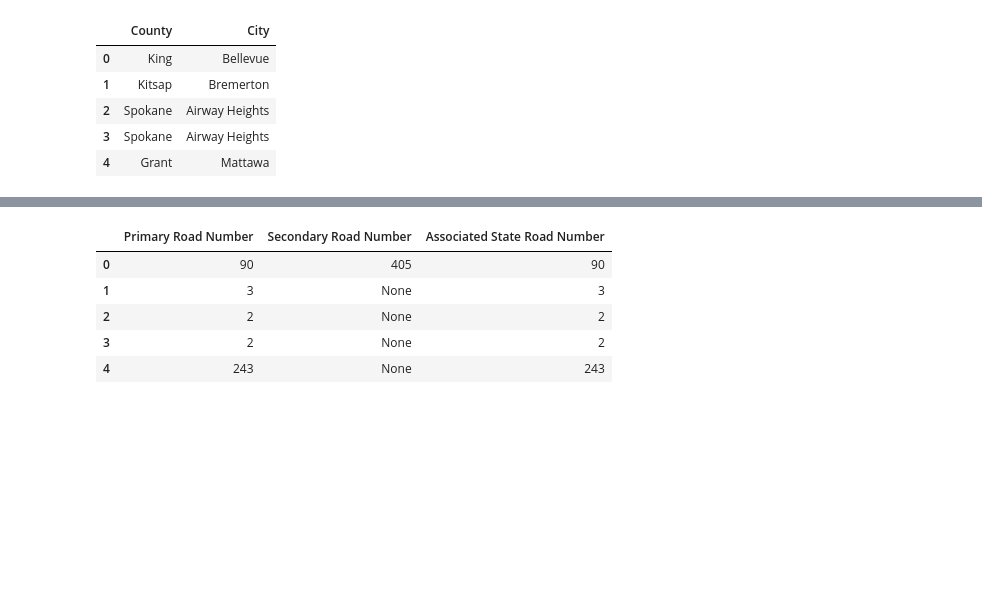
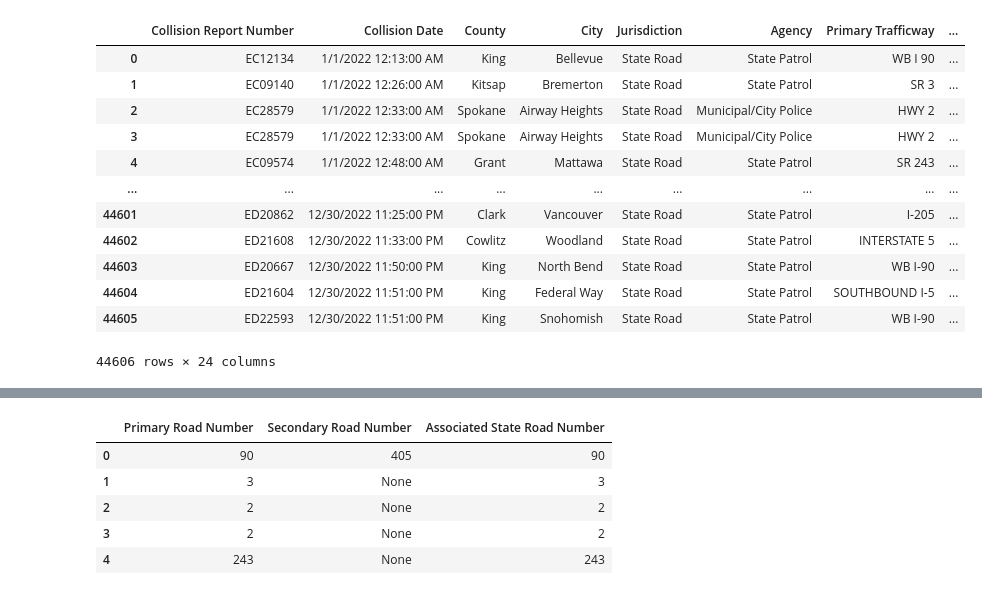
Before and after one commit to anasfathul/ECON481_FinalProject, a Jupyter notebook: CarCrash.ipynb, the cells around one changed output, grey strips where cells are left out. Drawn from its saved outputs; the diff is of its cells as text; code cells hidden in the pictures; blank space fills up the shorter version.

Commit message:
Added in the code to clean the data and to append the AADT to the clean data

```diff
--- a/CarCrash.ipynb
+++ b/CarCrash.ipynb
@@ -9,9 +7,44 @@ Car_Crash = pd.read_csv("https://docs.google.com/spreadsheets/d/e/2PACX-1vRJhryM
-# %%
-Car_Crash.head()[["County","City"]]
-# %% [output]
-|  | County | City |
-| 0 | King | Bellevue |
-| 1 | Kitsap | Bremerton |
-| 2 | Spokane | Airway Heights |
-| 3 | Spokane | Airway Heights |
-| 4 | Grant | Mattawa |
+# %%
+def clean_crash_summary(file_path):
+    # Read the CSV file
+    crash_summary = pd.read_csv(file_path)
+
+    # Filter and select relevant columns
+    crash_summary_clean = crash_summary[(crash_summary['Jurisdiction'] == 'State Road') &
+                                        (~crash_summary['Weather Condition'].isna())].drop(columns=['Collision Type'])
+
+    # Create binary columns and convert categorical columns to category type
+    crash_summary_clean = crash_summary_clean.assign(
+        **{
+            'School Zone': crash_summary_clean['School Zone'].apply(lambda x: 1 if x == 'Y' else 0),
+            'Intersection Related': crash_summary_clean['Intersection Related'].apply(lambda x: 1 if x == 'Y' else 0),
+            'Damage Threshold Met': crash_summary_clean['Damage Threshold Met'].apply(lambda x: 1 if x == 'Y' else 0),
+            'Hit and Run': crash_summary_clean['Hit and Run'].apply(lambda x: 1 if x == 'Y' else 0),
+            'Passengers Involved': crash_summary_clean['Passengers Involved'].apply(lambda x: 1 if x == 'Y' else 0),
+            'Commercial Carrier Involved': crash_summary_clean['Commercial Carrier Involved'].apply(lambda x: 1 if x == 'Y' else 0),
+            'School Bus Involved': crash_summary_clean['School Bus Involved'].apply(lambda x: 1 if x == 'Y' else 0),
+            'Agency': crash_summary_clean['Agency'].astype('category'),
+            'Weather Condition': crash_summary_clean['Weather Condition'].astype('category'),
+            'Lighting Condition': crash_summary_clean['Lighting Condition'].astype('category'),
+            'Injury Severity': crash_summary_clean['Injury Severity'].astype('category')
+        }
+    )
+
+    return crash_summary_clean
+# %%
+Car_Crash = clean_crash_summary("https://docs.google.com/spreadsheets/d/e/2PACX-1vRJhryMDLGWP2PxsaXiDYb5PdBN_vmZxV0aieOFUJNuD5OBBJTR927qUVRnPFBg_5iDbFgxWzDWPvC9/pub?output=csv")
+Car_Crash.reindex(np.arange(len(Car_Crash)))
+# %% [output]
+|  | Collision Report Number | Collision Date | County | City | Jurisdiction | Agency | Primary Trafficway | ... |
+| 0 | EC12134 | 1/1/2022 12:13:00 AM | King | Bellevue | State Road | State Patrol | WB I 90 | ... |
+| 1 | EC09140 | 1/1/2022 12:26:00 AM | Kitsap | Bremerton | State Road | State Patrol | SR 3 | ... |
+| 2 | EC28579 | 1/1/2022 12:33:00 AM | Spokane | Airway Heights | State Road | Municipal/City Police | HWY 2 | ... |
+| 3 | EC28579 | 1/1/2022 12:33:00 AM | Spokane | Airway Heights | State Road | Municipal/City Police | HWY 2 | ... |
+| 4 | EC09574 | 1/1/2022 12:48:00 AM | Grant | Mattawa | State Road | State Patrol | SR 243 | ... |
+| ... | ... | ... | ... | ... | ... | ... | ... | ... |
+| 44601 | ED20862 | 12/30/2022 11:25:00 PM | Clark | Vancouver | State Road | State Patrol | I-205 | ... |
+| 44602 | ED21608 | 12/30/2022 11:33:00 PM | Cowlitz | Woodland | State Road | State Patrol | INTERSTATE 5 | ... |
+| 44603 | ED20667 | 12/30/2022 11:50:00 PM | King | North Bend | State Road | State Patrol | WB I-90 | ... |
+| 44604 | ED21604 | 12/30/2022 11:51:00 PM | King | Federal Way | State Road | State Patrol | SOUTHBOUND I-5 | ... |
+| 44605 | ED22593 | 12/30/2022 11:51:00 PM | King | Snohomish | State Road | State Patrol | WB I-90 | ... |
+44606 rows × 24 columns
```
Also changed, not shown: parts of 12 cells of this notebook.
